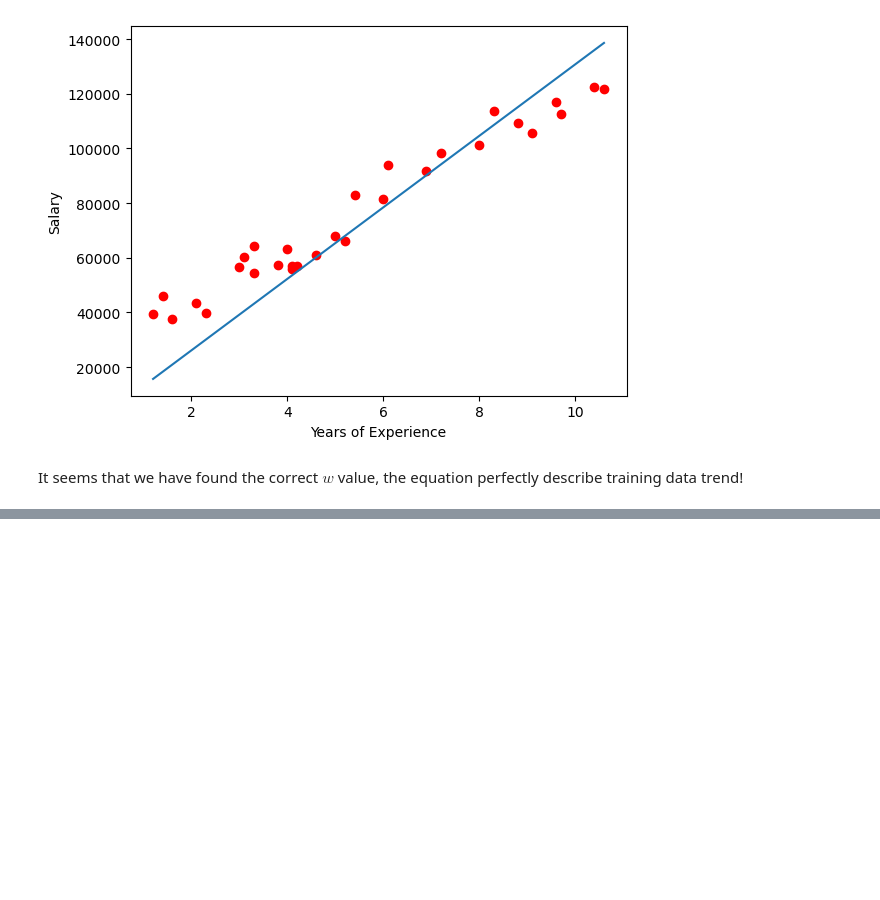
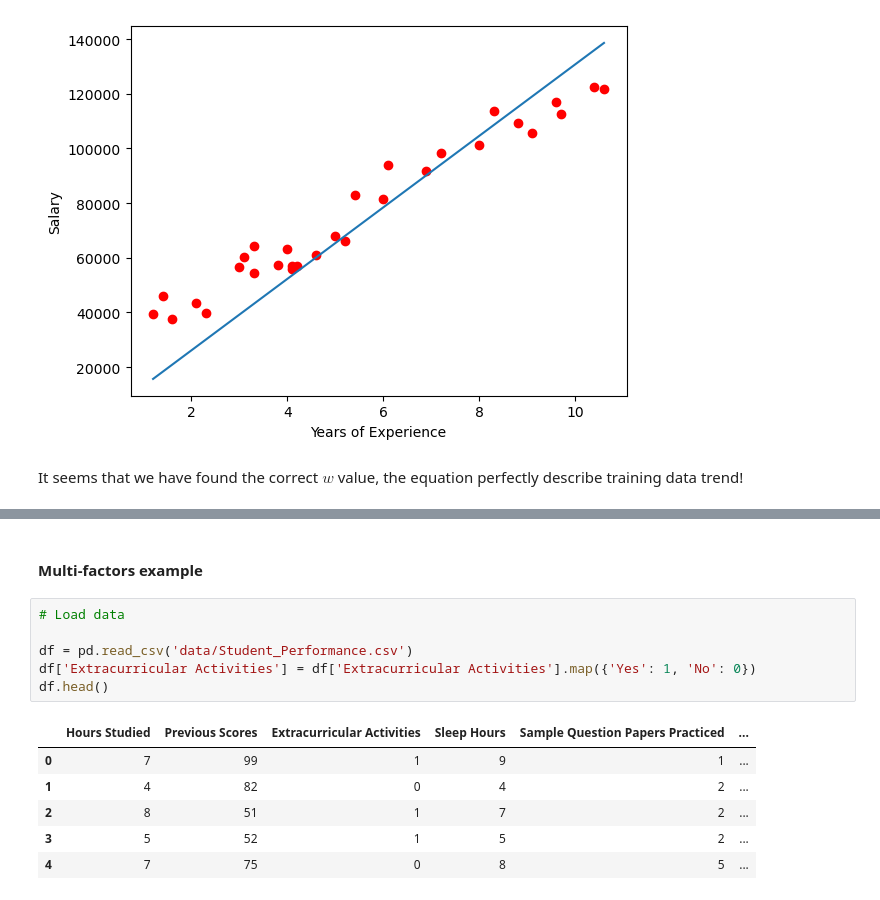
Before and after one commit to tuannleanhh/machine-learning-reviews, a Jupyter notebook: linear_regression.ipynb, the cells around one changed output, grey strips where cells are left out. Drawn from its saved outputs; the diff is of its cells as text; blank space fills up the shorter version.

```diff
--- a/linear_regression.ipynb
+++ b/linear_regression.ipynb
@@ -128,0 +256,15 @@ $$ \frac{dL(w_1)}{dw_1} = \sum_{i=1}^{n} [y_i - (x_1w_1 + x_2w_2 + b)] \frac{d [
+# %% [markdown]
+#### Multi-factors example
+# %%
+# Load data
+
+df = pd.read_csv('data/Student_Performance.csv')
+df['Extracurricular Activities'] = df['Extracurricular Activities'].map({'Yes': 1, 'No': 0})
+df.head()
+# %% [output]
+|  | Hours Studied | Previous Scores | Extracurricular Activities | Sleep Hours | Sample Question Papers Practiced | ... |
+| 0 | 7 | 99 | 1 | 9 | 1 | ... |
+| 1 | 4 | 82 | 0 | 4 | 2 | ... |
+| 2 | 8 | 51 | 1 | 7 | 2 | ... |
+| 3 | 5 | 52 | 1 | 5 | 2 | ... |
+| 4 | 7 | 75 | 0 | 8 | 5 | ... |
```
Also changed, not shown: parts of 27 cells of this notebook, 1 other file.
